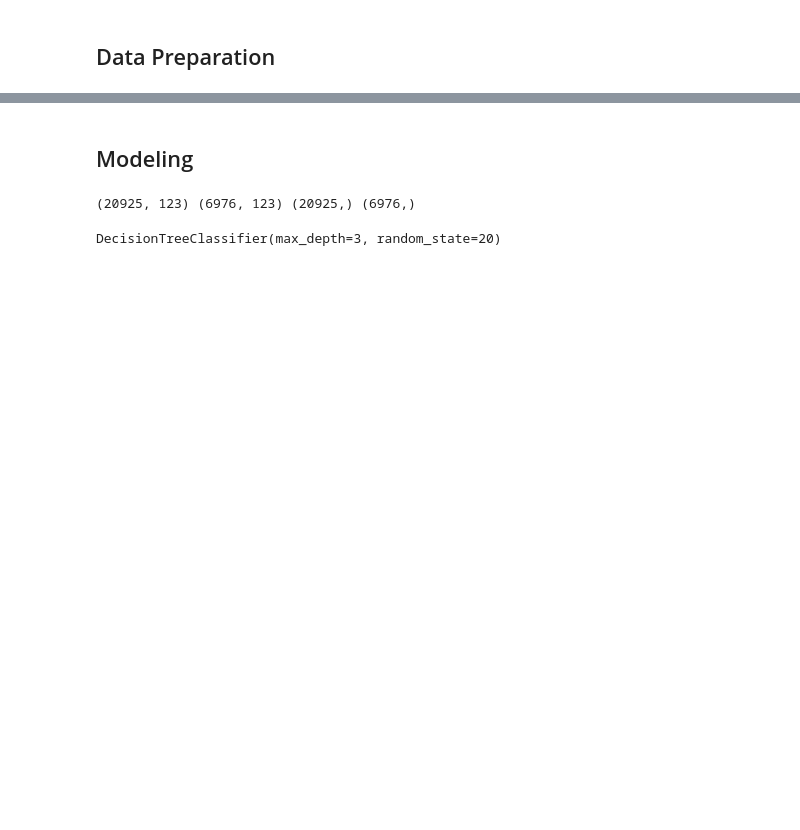
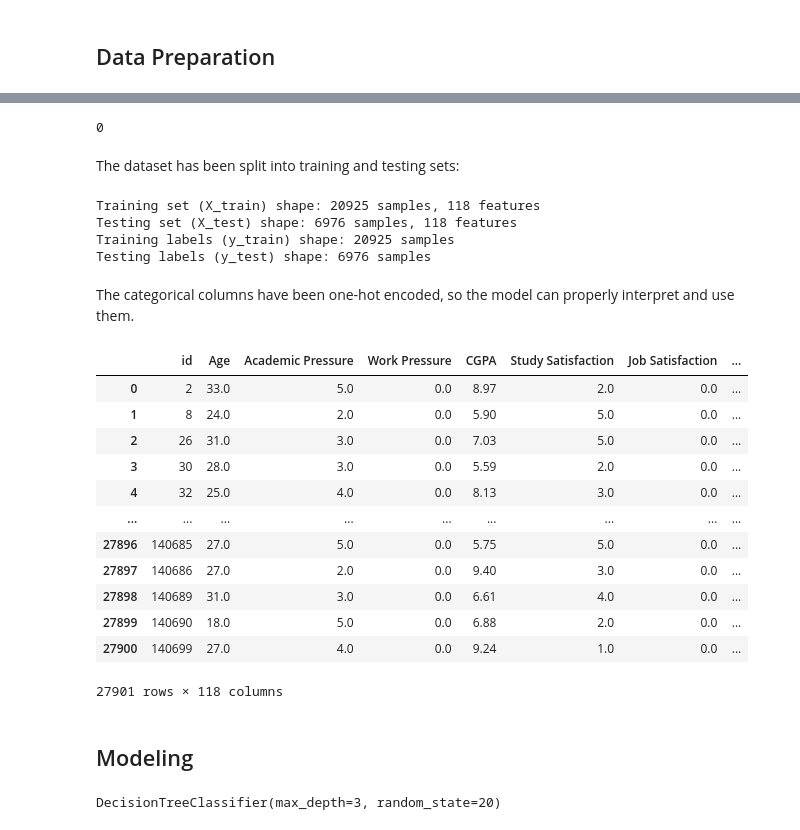
Before and after one commit to samuelms123/ML-project, a Jupyter notebook: StudentDepression.ipynb, the cells around one changed output, grey strips where cells are left out. Drawn from its saved outputs; the diff is of its cells as text; code cells hidden in the pictures; blank space fills up the shorter version.

```diff
--- a/StudentDepression.ipynb
+++ b/StudentDepression.ipynb
@@ -70 +158,8 @@ dtype: int64
+# %%
+df['Financial Stress'] = df['Financial Stress'].fillna(df['Financial Stress'].median())
+
+mfsv = df['Financial Stress'].isnull().sum()
+print(mfsv)
+# %% [output]
+0
 # %%
@@ -72,14 +174,33 @@ df = pd.get_dummies(df)
+# %% [markdown]
+The dataset has been split into training and testing sets:
+# %%
+print(f"Training set (X_train) shape: {X_train.shape[0]} samples, {X_train.shape[1]} features")
+print(f"Testing set (X_test) shape: {X_test.shape[0]} samples, {X_test.shape[1]} features")
+print(f"Training labels (y_train) shape: {y_train.shape[0]} samples")
+print(f"Testing labels (y_test) shape: {y_test.shape[0]} samples")
+# %% [output]
+Training set (X_train) shape: 20925 samples, 118 features
+Testing set (X_test) shape: 6976 samples, 118 features
+Training labels (y_train) shape: 20925 samples
+Testing labels (y_test) shape: 6976 samples
+# %% [markdown]
+The categorical columns have been one-hot encoded, so the model can properly interpret and use them.
+# %%
+X
+# %% [output]
+|  | id | Age | Academic Pressure | Work Pressure | CGPA | Study Satisfaction | Job Satisfaction | ... |
+| 0 | 2 | 33.0 | 5.0 | 0.0 | 8.97 | 2.0 | 0.0 | ... |
+| 1 | 8 | 24.0 | 2.0 | 0.0 | 5.90 | 5.0 | 0.0 | ... |
+| 2 | 26 | 31.0 | 3.0 | 0.0 | 7.03 | 5.0 | 0.0 | ... |
+| 3 | 30 | 28.0 | 3.0 | 0.0 | 5.59 | 2.0 | 0.0 | ... |
+| 4 | 32 | 25.0 | 4.0 | 0.0 | 8.13 | 3.0 | 0.0 | ... |
+| ... | ... | ... | ... | ... | ... | ... | ... | ... |
+| 27896 | 140685 | 27.0 | 5.0 | 0.0 | 5.75 | 5.0 | 0.0 | ... |
+| 27897 | 140686 | 27.0 | 2.0 | 0.0 | 9.40 | 3.0 | 0.0 | ... |
+| 27898 | 140689 | 31.0 | 3.0 | 0.0 | 6.61 | 4.0 | 0.0 | ... |
+| 27899 | 140690 | 18.0 | 5.0 | 0.0 | 6.88 | 2.0 | 0.0 | ... |
+| 27900 | 140699 | 27.0 | 4.0 | 0.0 | 9.24 | 1.0 | 0.0 | ... |
+27901 rows × 118 columns
 # %% [markdown]
 ## Modeling
-# %%
-import matplotlib.pyplot as plt
-from sklearn.model_selection import train_test_split
-from sklearn.tree import DecisionTreeClassifier, plot_tree
-
-X = df.drop(['Depression'], axis = 1) # input features
-y = df['Depression'].astype('category') # target features
-X_train, X_test, y_train, y_test = train_test_split(X, y, test_size = 0.25, random_state=20) # extract test set
-print(X_train.shape, X_test.shape, y_train.shape, y_test.shape)
-# %% [output]
-(20925, 123) (6976, 123) (20925,) (6976,)
 # %%
```
Also changed, not shown: parts of 20 cells of this notebook.
